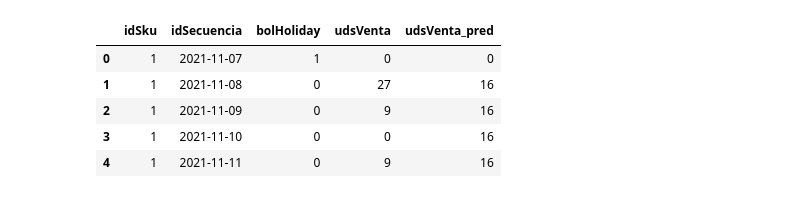
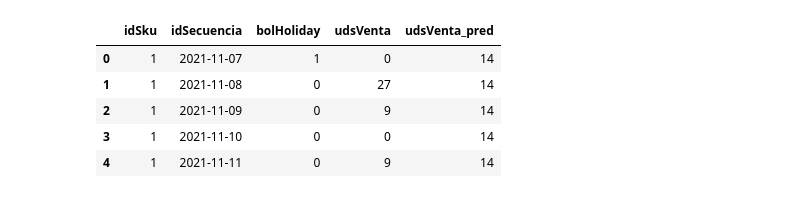
Before and after one commit to 96garciaivan/TFM_prediccion_promocional_demanda, a Jupyter notebook: Notebooks/Naive.ipynb, the cells around one changed output. Drawn from its saved outputs; the diff is of its cells as text; code cells hidden in the pictures.

```diff
--- a/Notebooks/Naive.ipynb
+++ b/Notebooks/Naive.ipynb
@@ -43,0 +15,6 @@ train_mean
+# %%
+train_mean = train.groupby(['idSku'])['udsVenta'].mean().reset_index()
+train_mean.rename(columns={'udsVenta': 'mean'}, inplace=True)
+train_mean['mean'] = train_mean['mean'].apply(lambda x: round(x))
+
+train_mean
@@ -44,13 +39,12 @@ train_mean
 # %%
 test = test[['idSku', 'idSecuencia', 'bolHoliday', 'udsVenta']]
 test = pd.merge(test, train_mean, on='idSku', how='left')
-test['udsVenta_pred'] = np.where(test['bolHoliday'] == 1, test['mean_holiday'], test['mean_no_holiday'])
-test.drop(['mean_holiday', 'mean_no_holiday'], axis=1, inplace=True)
+test.rename(columns={'mean': 'udsVenta_pred'}, inplace=True)
 test.head()
 # %% [output]
 |  | idSku | idSecuencia | bolHoliday | udsVenta | udsVenta_pred |
-| 0 | 1 | 2021-11-07 | 1 | 0 | 0 |
-| 1 | 1 | 2021-11-08 | 0 | 27 | 16 |
-| 2 | 1 | 2021-11-09 | 0 | 9 | 16 |
-| 3 | 1 | 2021-11-10 | 0 | 0 | 16 |
-| 4 | 1 | 2021-11-11 | 0 | 9 | 16 |
+| 0 | 1 | 2021-11-07 | 1 | 0 | 14 |
+| 1 | 1 | 2021-11-08 | 0 | 27 | 14 |
+| 2 | 1 | 2021-11-09 | 0 | 9 | 14 |
+| 3 | 1 | 2021-11-10 | 0 | 0 | 14 |
+| 4 | 1 | 2021-11-11 | 0 | 9 | 14 |
```
Also changed, not shown: parts of 16 cells of this notebook, 23 other files.
